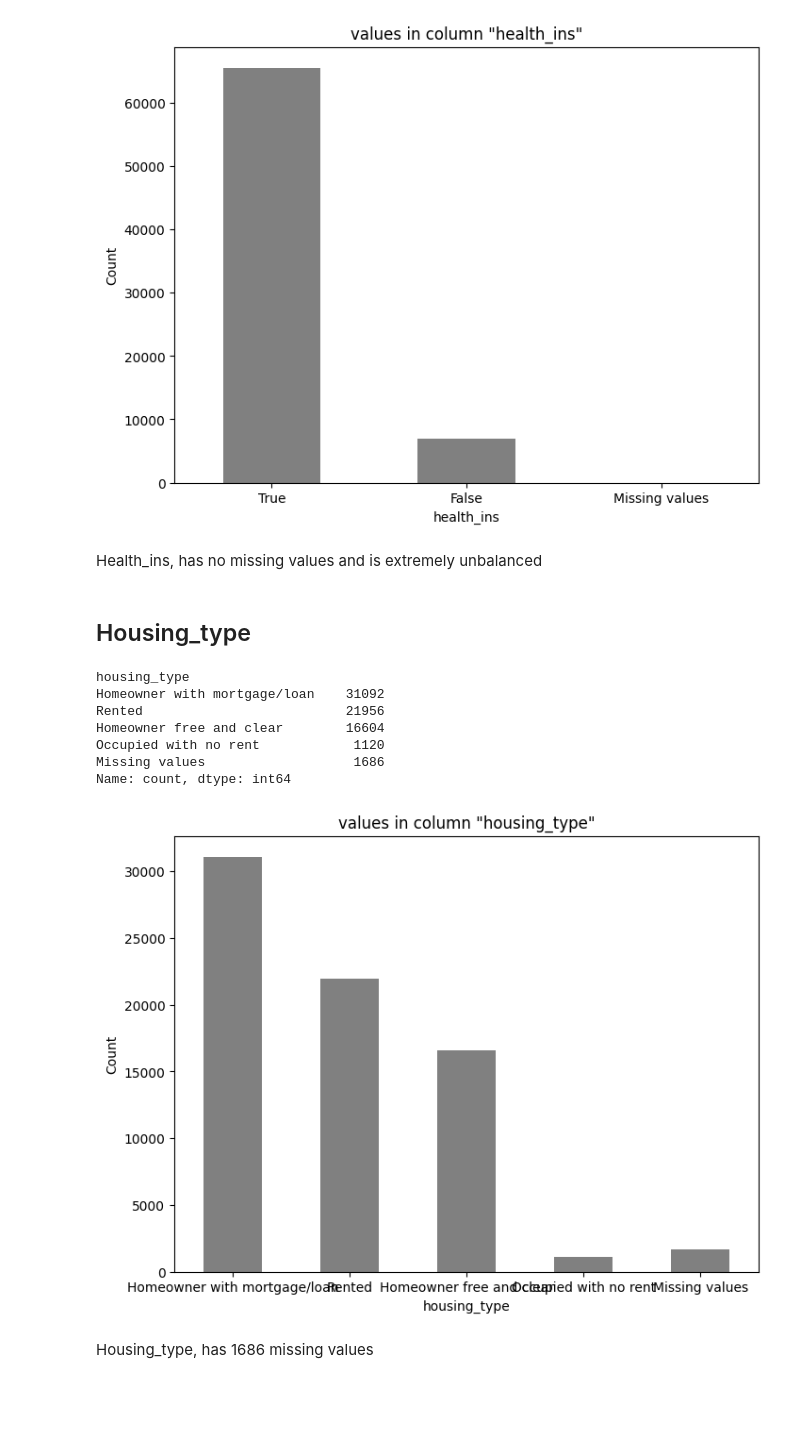
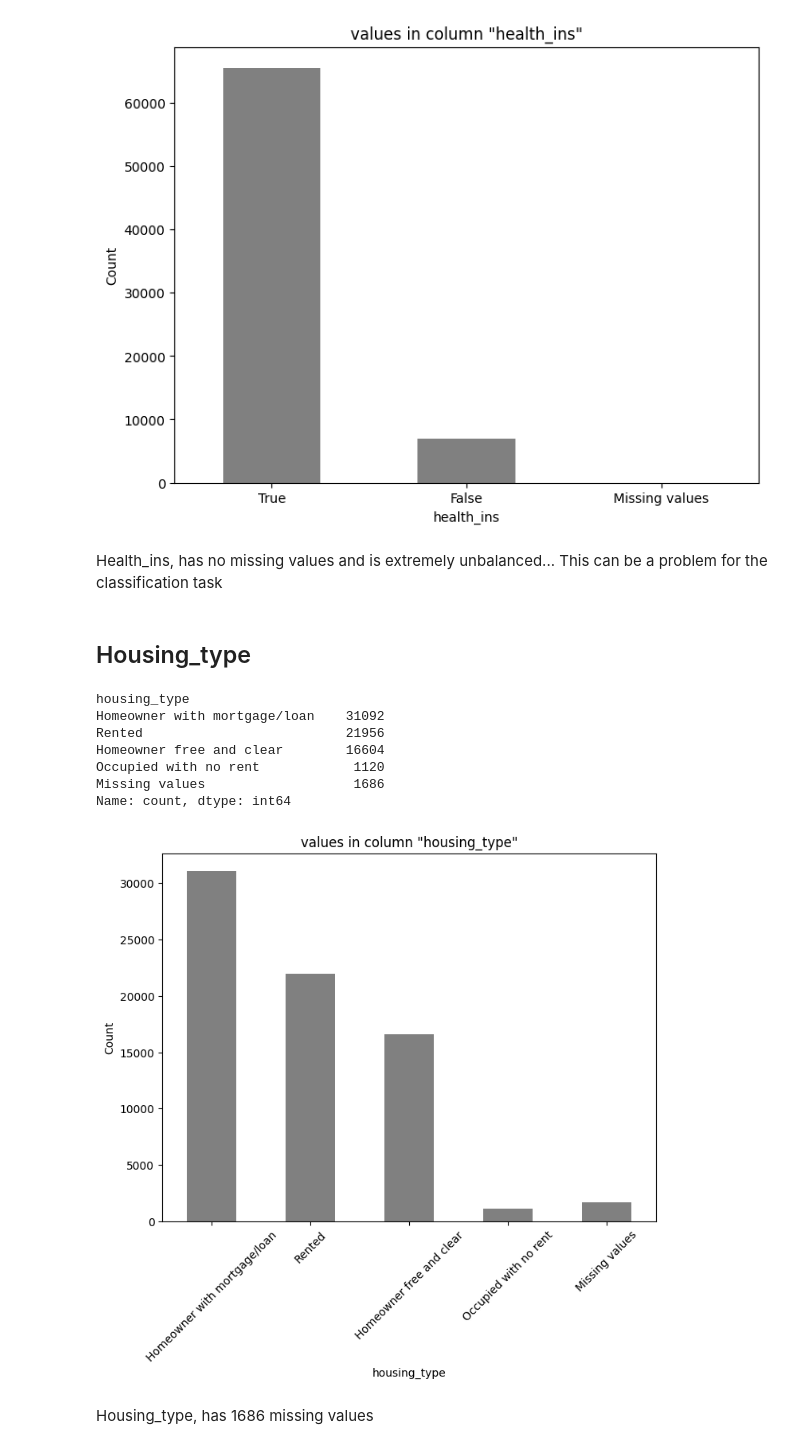
Before and after one commit to Adriano-7/feup-icd-project, a Jupyter notebook: src/main.ipynb, the cells around one changed output. Saved outputs shown, nothing was run; the diff lists cells and outputs as text; code cells hidden in the pictures; blank space fills up the shorter version.

```diff
--- a/src/main.ipynb
+++ b/src/main.ipynb
@@ -271,28 +268,28 @@ Missing values        0
 Name: count, dtype: int64
 [figure]
 # %% [markdown]
-Health_ins, has no missing values and is extremely unbalanced
+Health_ins, has no missing values and is extremely unbalanced... This can be a problem for the classification task
 # %% [markdown]
 ## Housing_type
 # %%
 housing_type_counts = df['housing_type'].value_counts()
 housing_type_counts['Missing values'] = df['housing_type'].isnull().sum()
 print(housing_type_counts)
 plt.figure(figsize=(8, 6))
 housing_type_counts.plot(kind='bar',color=['gray'])
 plt.title('values in column "housing_type"')
 plt.xlabel('housing_type')
 plt.ylabel('Count')
-plt.xticks(rotation=0)
+plt.xticks(rotation=45)
 plt.show()
 # %% [output]
 housing_type
 Homeowner with mortgage/loan    31092
 Rented                          21956
 Homeowner free and clear        16604
 Occupied with no rent            1120
 Missing values                   1686
 Name: count, dtype: int64
-[figure, old version]
+[figure, new version]
 # %% [markdown]
 Housing_type, has 1686 missing values
```
Also changed, not shown: parts of 33 cells of this notebook, 1 other file.
